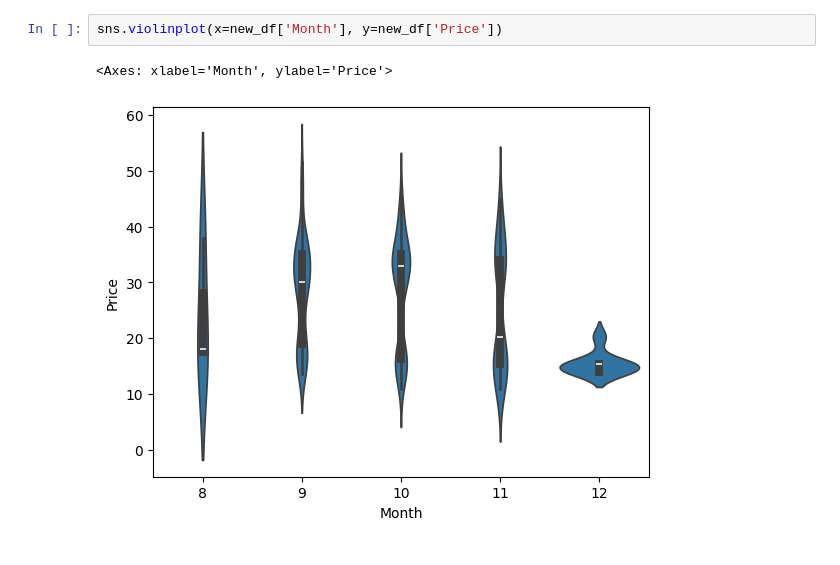
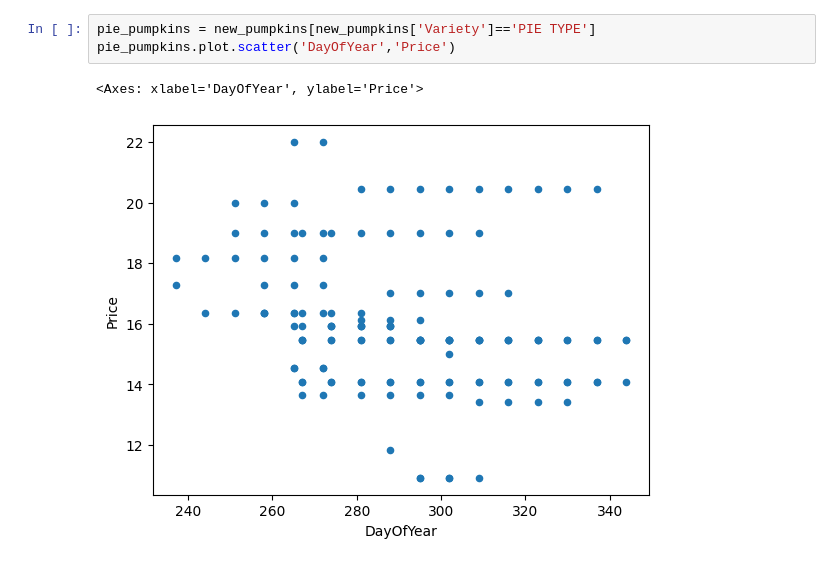
Before and after one commit to simonrod2404/TalentoTech, a Jupyter notebook: Notebooks del curso de MS/pumpkins-linear-lesson.ipynb, the cells around one changed output. Cells and saved outputs as stored; diff of their text form.

```diff
--- a/Notebooks del curso de MS/pumpkins-linear-lesson.ipynb
+++ b/Notebooks del curso de MS/pumpkins-linear-lesson.ipynb
@@ -102,5 +97,6 @@ sns.boxplot(x=new_df['Month'], y=new_df['Price'])
-# %%
-sns.violinplot(x=new_df['Month'], y=new_df['Price'])
-# %% [output]
-<Axes: xlabel='Month', ylabel='Price'>
-[figure, removed]
+# %%
+pie_pumpkins = new_pumpkins[new_pumpkins['Variety']=='PIE TYPE']
+pie_pumpkins.plot.scatter('DayOfYear','Price')
+# %% [output]
+<Axes: xlabel='DayOfYear', ylabel='Price'>
+[figure, added]
```
Also changed, not shown: parts of 33 cells of this notebook.
